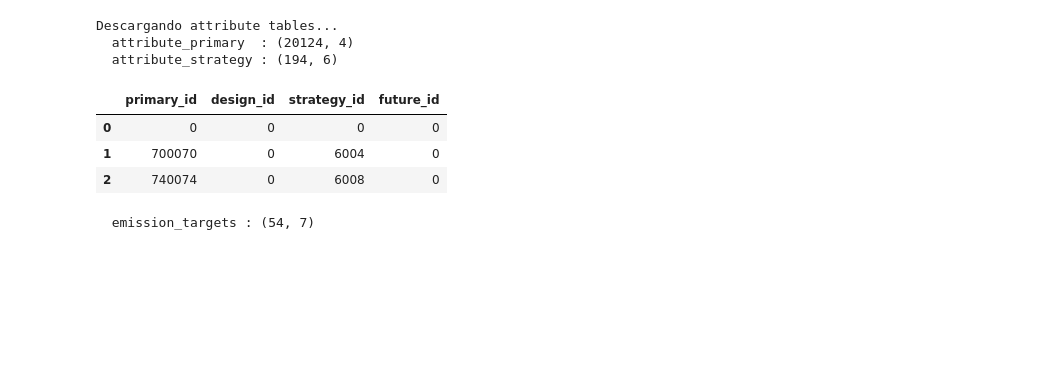
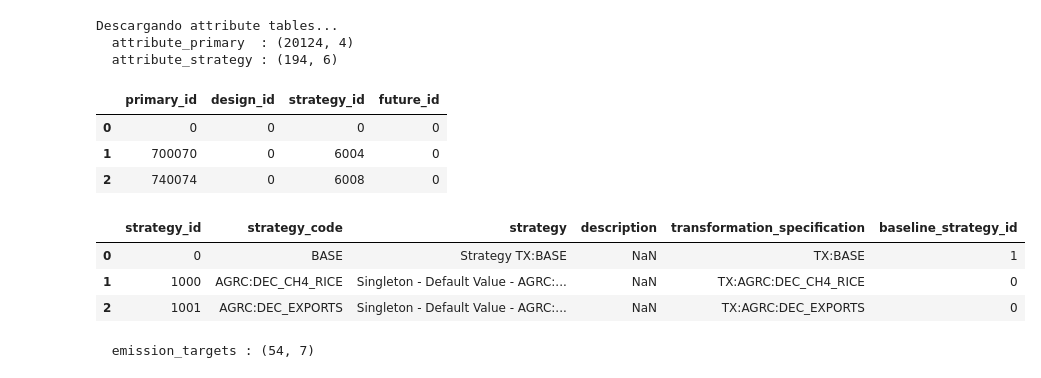
Before and after one commit to sisepuede-framework/ssp_uganda_data, a Jupyter notebook: ssp_modeling/100k_runs_postprocessing/test.ipynb, the cells around one changed output. Cells and saved outputs as stored; diff of their text form; code cells hidden in the pictures; blank space fills up the shorter version.

```diff
--- a/ssp_modeling/100k_runs_postprocessing/test.ipynb
+++ b/ssp_modeling/100k_runs_postprocessing/test.ipynb
@@ -206,6 +215,13 @@ Descargando attribute tables...
 | 0 | 0 | 0 | 0 | 0 |
 | 1 | 700070 | 0 | 6004 | 0 |
 | 2 | 740074 | 0 | 6008 | 0 |
+# %%
+attribute_strategy_df.head(3)
+# %% [output]
+|  | strategy_id | strategy_code | strategy | description | transformation_specification | baseline_strategy_id |
+| 0 | 0 | BASE | Strategy TX:BASE | NaN | TX:BASE | 1 |
+| 1 | 1000 | AGRC:DEC_CH4_RICE | Singleton - Default Value - AGRC:... | NaN | TX:AGRC:DEC_CH4_RICE | 0 |
+| 2 | 1001 | AGRC:DEC_EXPORTS | Singleton - Default Value - AGRC:... | NaN | TX:AGRC:DEC_EXPORTS | 0 |
 # %%
 emission_targets_df = pd.read_csv(EMISSION_TARGETS_PATH)
 print(f"  emission_targets : {emission_targets_df.shape}")
```
Also changed, not shown: parts of 7 cells of this notebook, 2 other files.
